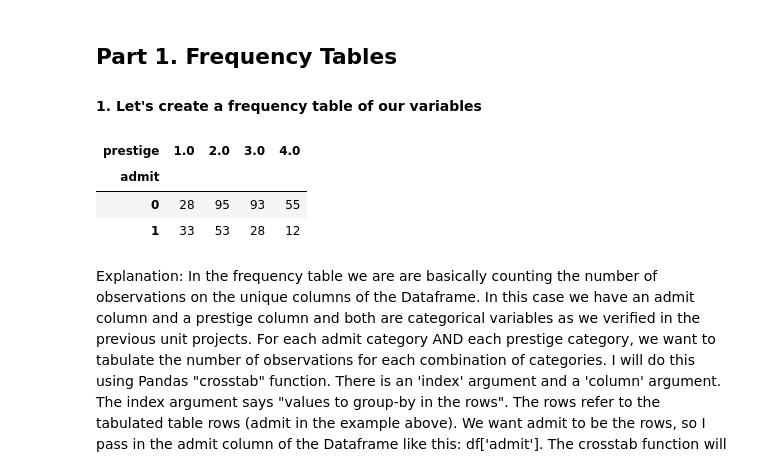
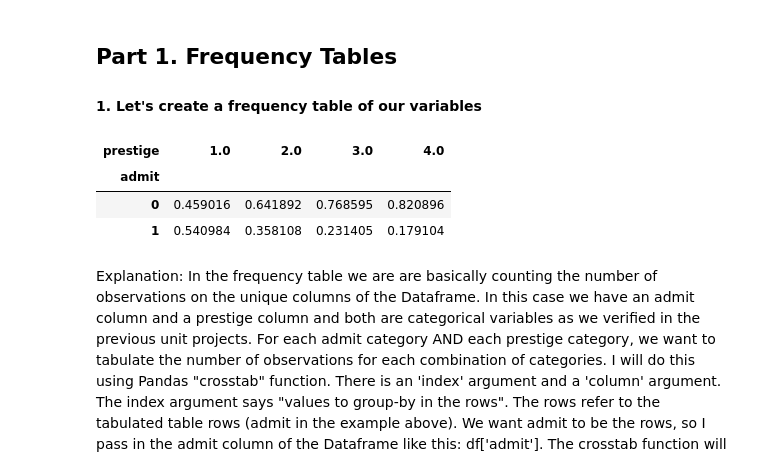
Before and after one commit to hhenningsg/Hannah-DS4, a Jupyter notebook: projects/unit-projects/project-3/starter-code/project3-starter.ipynb, the cells around one changed output. Saved outputs shown, nothing was run; the diff lists cells and outputs as text; code cells hidden in the pictures.

```diff
--- a/projects/unit-projects/project-3/starter-code/project3-starter.ipynb
+++ b/projects/unit-projects/project-3/starter-code/project3-starter.ipynb
@@ -27,12 +27,12 @@ df.head()
 # %%
 #frequency table for prestige and whether or not someone was admitted
 #pd.crosstab([df['admit'],df['prestige']],[df['gpa']])
 
-pd.crosstab(df['admit'],[df['prestige']])
+pd.crosstab(df['admit'],[df['prestige']]).apply(lambda x: x/sum(x))
 # %% [output]
 | prestige | 1.0 | 2.0 | 3.0 | 4.0 |
 | admit |  |  |  |  |
-| 0 | 28 | 95 | 93 | 55 |
-| 1 | 33 | 53 | 28 | 12 |
+| 0 | 0.459016 | 0.641892 | 0.768595 | 0.820896 |
+| 1 | 0.540984 | 0.358108 | 0.231405 | 0.179104 |
 # %% [markdown]
 Explanation: In the frequency table we are are basically counting the number of observations on the unique columns of the Dataframe.  In this case we have an admit column and a prestige column and both are categorical variables as we verified in the previous unit projects. For each admit category AND each prestige category, we want to tabulate the number of observations for each combination of categories.  I will do this using Pandas "crosstab" function.  There is an 'index' argument and a 'column' argument. The index argument says "values to group-by in the rows". The rows refer to the tabulated table rows (admit in the example above). We want admit to be the rows, so I pass in the admit column of the Dataframe like this: df['admit']. The crosstab function will know to group all the 1 observations together and the 0 observations together. Then in the column argument to crosstab,I can pass in the prestige data. Crosstab will take the groups of admit = 1 and 0 and further segment those groups by prestige levels and just do a simple count of how many obeservations are in each.
```
Also changed, not shown: parts of 4 cells of this notebook, 39 other files.
